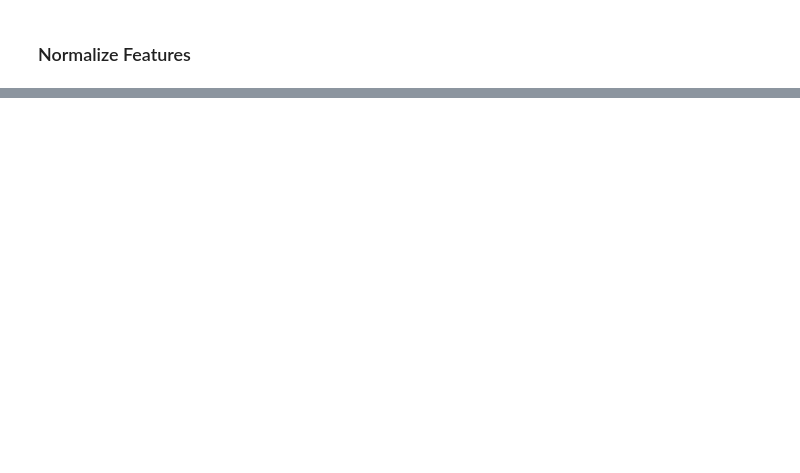
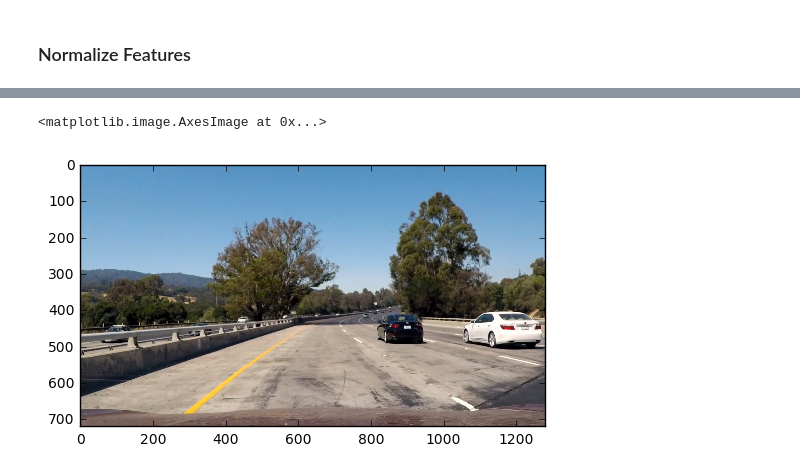
Before and after one commit to anujpotnis/CarND-Vehicle-Detection, a Jupyter notebook: vehicle-detection-sandbox.ipynb, the cells around one changed output, grey strips where cells are left out. Saved outputs shown, nothing was run; the diff lists cells and outputs as text; code cells hidden in the pictures; blank space fills up the shorter version.

```diff
--- a/vehicle-detection-sandbox.ipynb
+++ b/vehicle-detection-sandbox.ipynb
@@ -241,0 +397,7 @@ numpy.set_printoptions(threshold=numpy.nan)
+# %%
+car_test = cv2.cvtColor(cv2.imread('./test_images/test1.jpg'), cv2.COLOR_BGR2RGB)
+# %%
+plt.imshow(car_test)
+# %% [output]
+<matplotlib.image.AxesImage at 0x...>
+[figure, added]
```
Also changed, not shown: parts of 22 cells of this notebook, 1 other file.
